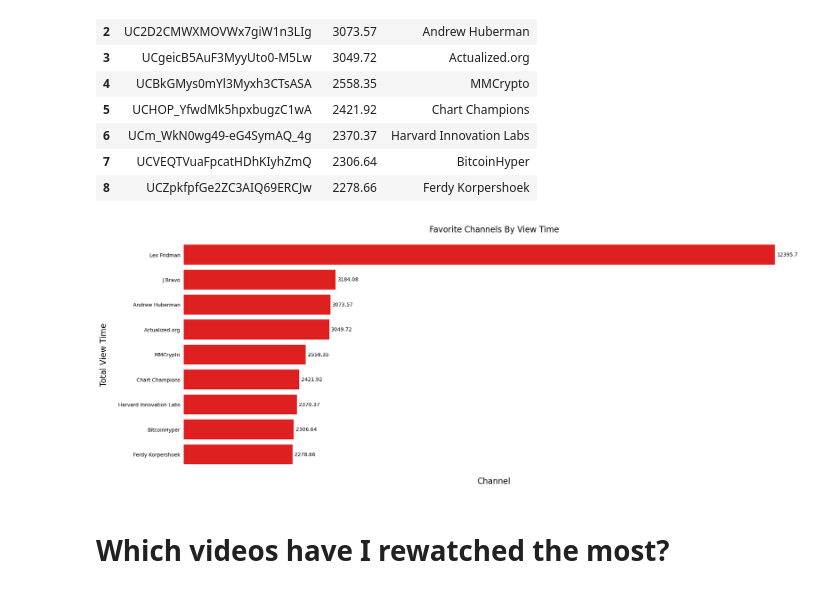
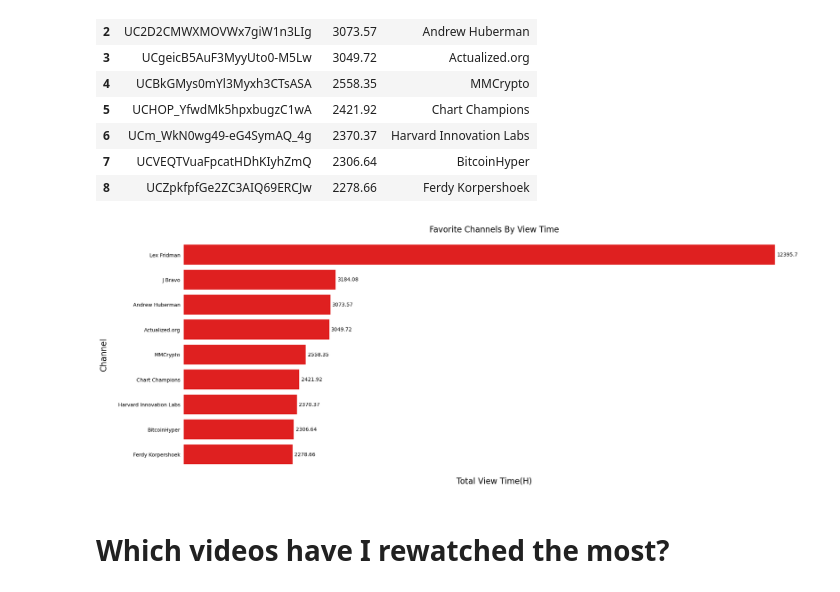
Before and after one commit to DontBlamethegenes/youtube-rewatch-recommendations, a Jupyter notebook: youtube_history_analysis.ipynb, the cells around one changed output. Saved outputs shown, nothing was run; the diff lists cells and outputs as text; code cells hidden in the pictures.

Commit message:
Image Fix

```diff
--- a/youtube_history_analysis.ipynb
+++ b/youtube_history_analysis.ipynb
@@ -491,26 +491,26 @@ final_data_groupedby_channel
 # %%
 fig = plt.figure(figsize=(22,8))
 watch_trend = sns.barplot(y='channel_title', x='sum',data=final_data_groupedby_channel,orient='horizontal',color='#FF0000')
 plt.title('Favorite Channels By View Time',pad=20,fontdict=font)
-plt.ylabel('Total View Time',labelpad=20,fontdict=font)
-plt.xlabel('Channel',labelpad=20,fontdict=font)
+plt.ylabel('Channel',labelpad=20,fontdict=font)
+plt.xlabel('Total View Time(H)',labelpad=20,fontdict=font)
 plt.xticks(rotation=80)
 for i in watch_trend.containers:
         watch_trend.bar_label(i,padding=4,)
 #watch_trend.set(xticklabels=[])
 
 plt.tick_params(axis='x', which='both', bottom=False,
                 top=False, labelbottom=False)
 plt.tick_params(axis='y', which='both', right=False,
                 left=False, labelleft=True)
 
 for pos in ['right', 'top', 'bottom', 'left']:
     plt.gca().spines[pos].set_visible(False)
 
 plt.show()
 fig.savefig("favoriteChannel.png", bbox_inches='tight', pad_inches=0.4, dpi=600)
 # %% [output]
-[figure, old version]
+[figure, new version]
 # %% [markdown]
 # Which videos have I rewatched the most?
 # %%
```
Also changed, not shown: parts of 33 cells of this notebook.
